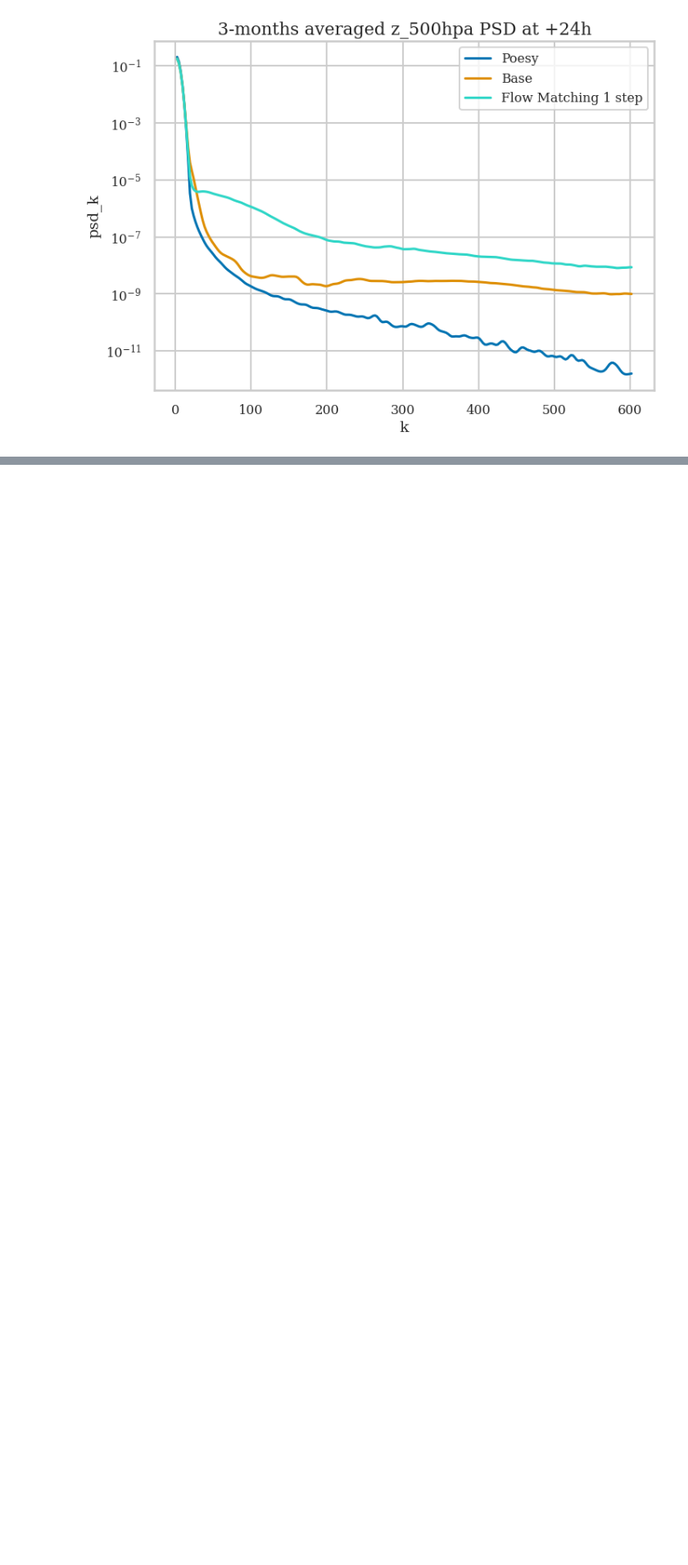
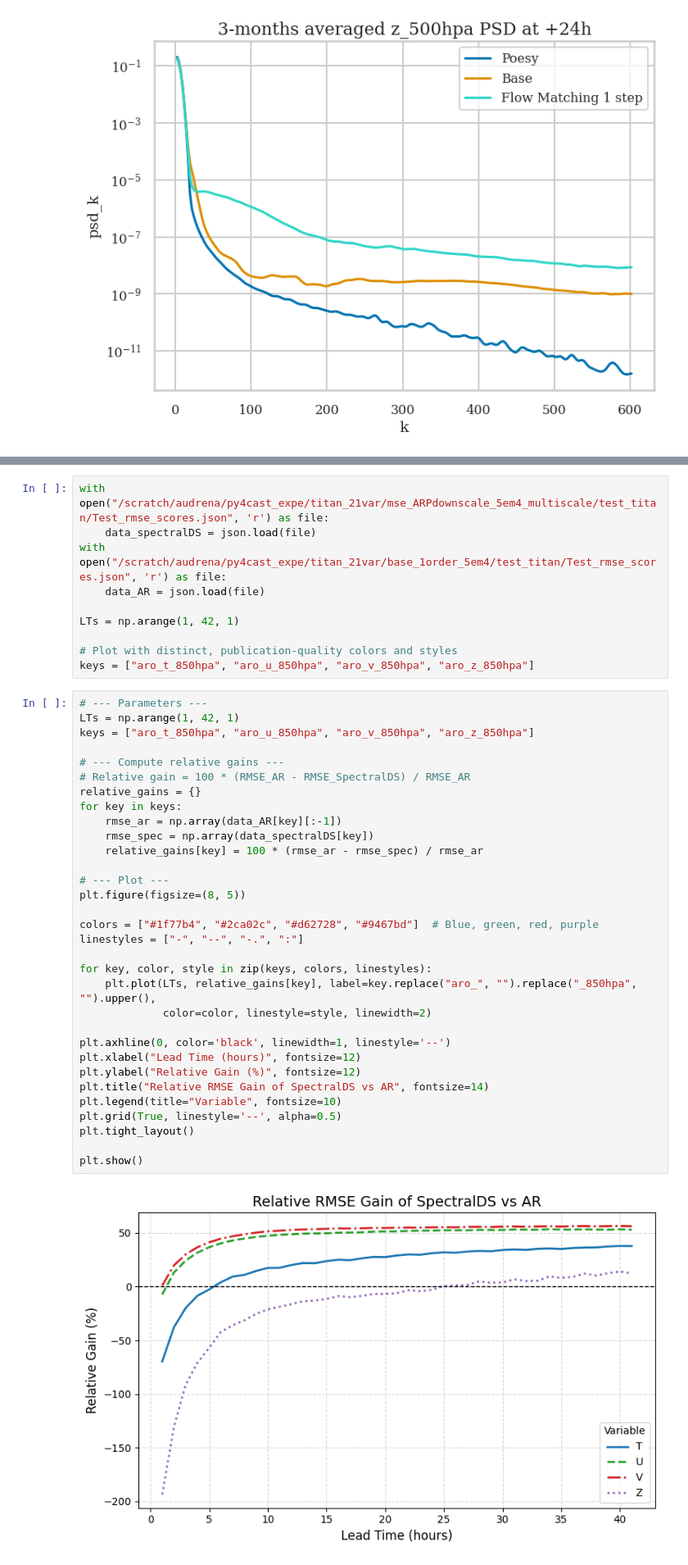
Before and after one commit to AdrienAudren/py4cast, a Jupyter notebook: tbparse.ipynb, the cells around one changed output, grey strips where cells are left out. Shown at 82% size. Saved outputs shown, nothing was run; the diff lists cells and outputs as text; blank space fills up the shorter version.

Commit message:
add diff plots

```diff
--- a/tbparse.ipynb
+++ b/tbparse.ipynb
@@ -814,0 +823,44 @@ plt.show()
+# %%
+with open("/scratch/audrena/py4cast_expe/titan_21var/mse_ARPdownscale_5em4_multiscale/test_titan/Test_rmse_scores.json", 'r') as file:
+    data_spectralDS = json.load(file)
+with open("/scratch/audrena/py4cast_expe/titan_21var/base_1order_5em4/test_titan/Test_rmse_scores.json", 'r') as file:
+    data_AR = json.load(file)
+
+LTs = np.arange(1, 42, 1)
+
+# Plot with distinct, publication-quality colors and styles
+keys = ["aro_t_850hpa", "aro_u_850hpa", "aro_v_850hpa", "aro_z_850hpa"]
+# %%
+# --- Parameters ---
+LTs = np.arange(1, 42, 1)
+keys = ["aro_t_850hpa", "aro_u_850hpa", "aro_v_850hpa", "aro_z_850hpa"]
+
+# --- Compute relative gains ---
+# Relative gain = 100 * (RMSE_AR - RMSE_SpectralDS) / RMSE_AR
+relative_gains = {}
+for key in keys:
+    rmse_ar = np.array(data_AR[key][:-1])
+    rmse_spec = np.array(data_spectralDS[key])
+    relative_gains[key] = 100 * (rmse_ar - rmse_spec) / rmse_ar
+
+# --- Plot ---
+plt.figure(figsize=(8, 5))
+
+colors = ["#1f77b4", "#2ca02c", "#d62728", "#9467bd"]  # Blue, green, red, purple
+linestyles = ["-", "--", "-.", ":"]
+
+for key, color, style in zip(keys, colors, linestyles):
+    plt.plot(LTs, relative_gains[key], label=key.replace("aro_", "").replace("_850hpa", "").upper(),
+             color=color, linestyle=style, linewidth=2)
+
+plt.axhline(0, color='black', linewidth=1, linestyle='--')
+plt.xlabel("Lead Time (hours)", fontsize=12)
+plt.ylabel("Relative Gain (%)", fontsize=12)
+plt.title("Relative RMSE Gain of SpectralDS vs AR", fontsize=14)
+plt.legend(title="Variable", fontsize=10)
+plt.grid(True, linestyle='--', alpha=0.5)
+plt.tight_layout()
+
+plt.show()
+# %% [output]
+[figure, added]
```
Also changed, not shown: parts of 6 cells of this notebook, 5 other files.
